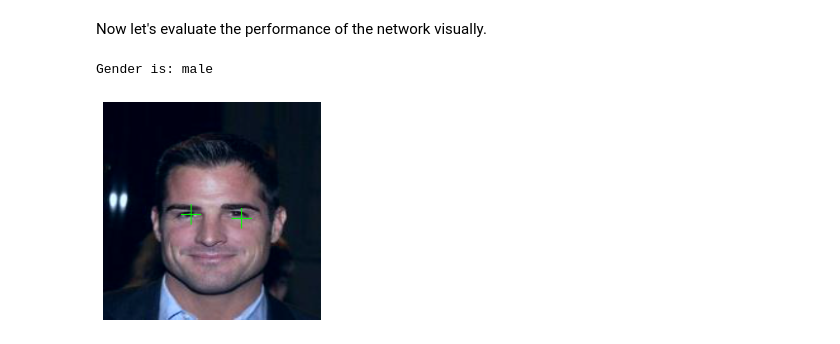
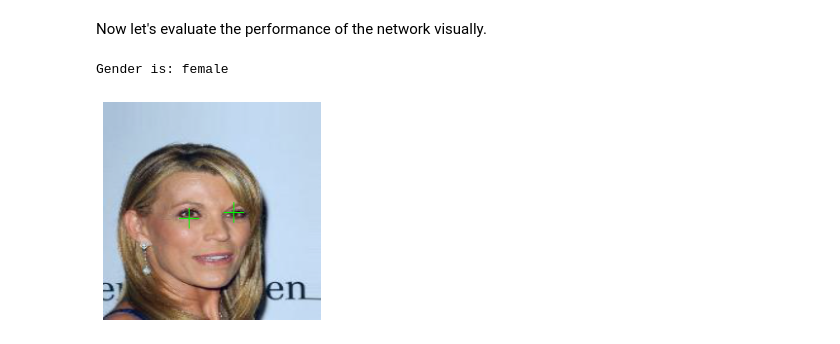
Before and after one commit to GRAAL-Research/poutyne, a Jupyter notebook: examples/classification_and_regression.ipynb, the cells around one changed output. Saved outputs shown, nothing was run; the diff lists cells and outputs as text; code cells hidden in the pictures.

```diff
--- a/examples/classification_and_regression.ipynb
+++ b/examples/classification_and_regression.ipynb
@@ -159,8 +151,10 @@ Regarding the complexity of the problem and the number of training/valid samples
 # %%
-train_subset = Subset(train_dataset, np.arange(1,75000))
-valid_subset = Subset(valid_dataset, np.arange(1,1000))
-train_dataloader = DataLoader(train_subset, batch_size=batch_size, shuffle=False)
+train_subset = Subset(train_dataset, np.arange(1,50000))
+valid_subset = Subset(valid_dataset, np.arange(1,2000))
+test_subset = Subset(test_dataset, np.arange(1,1000))
+train_dataloader = DataLoader(train_subset, batch_size=batch_size, shuffle=True)
 valid_dataloader = DataLoader(valid_subset, batch_size=batch_size, shuffle=False)
+test_dataloader = DataLoader(test_subset, batch_size=batch_size, shuffle=False)
 # %% [markdown]
 Here, we can see an example from the training dataset. It shows an image of a person, printing the gender and also showing the location of the eyes. It is worth mentioning that as we resize the image, the coordinates of the eyes should also be changed with same ratio.
 # %%
@@ -214,4 +208,4 @@ class ClassifierLocalizer(nn.Module):
         coords = x[:, self.num_classes:]     # coordinates
         return scores, torch.sigmoid(coords)   # sigmoid output is in the range of [0, 1]
 # %%
-network = ClassifierLocalizer(model_name='resnet34')
+network = ClassifierLocalizer(model_name='resnet18')
@@ -243,5 +236,5 @@ class ClassificationRegressionLoss(nn.Module):
 optimizer = optim.SGD(network.parameters(), lr=learning_rate, weight_decay=0.001)
 loss_function = ClassificationRegressionLoss(W)
 exp = Experiment('./saves/two_task_example', network, optimizer=optimizer, loss_function=loss_function, device="all")
-exp.train(valid_dataloader, valid_dataloader, epochs=num_epochs)
+exp.train(train_dataloader, valid_dataloader, epochs=num_epochs)
 # %% [output]
@@ -286,5 +274,5 @@ As you have also noticed from the training logs, in this try we achieved the bes
 # %%
 exp.load_checkpoint('best')
 model = exp.model
-loss, predictions, ground_truth = model.evaluate_generator(valid_dataloader, return_pred=True, return_ground_truth=True)
+loss, predictions, ground_truth = model.evaluate_generator(test_dataloader, return_pred=True, return_ground_truth=True)
 # %% [output]
@@ -336,24 +313,24 @@ Test steps: 624 85.35s test_loss: 1.549294
 # %% [markdown]
 Now let's evaluate the performance of the network visually.
 # %%
-sample_number = 285
-image = valid_dataset[sample_number][0]
+sample_number = 123
+image = test_subset[sample_number][0]
 image = image.permute(1,2,0).detach().numpy()
 image_rgb = cv2.cvtColor(np.float32(image), cv2.COLOR_BGR2RGB)
 image_rgb = image_rgb * imagenet_std + imagenet_mean
-gender = 'male' if np.argmax(predictions[0][sample_number])==0 else 'female'
+gender = 'male' if np.argmax(predictions[0][sample_number])==1 else 'female'
 print('Gender is:', gender)
 (x_L, y_L) = predictions[1][sample_number][0:2]*image_size
 (x_R, y_R) = predictions[1][sample_number][2:4]*image_size
 x_L, x_R = int(x_L), int(x_R)
 y_L, y_R = int(y_L), int(y_R)
 image_rgb = cv2.drawMarker(image_rgb, (x_L,y_L), (0,255,0))
 image_rgb = cv2.drawMarker(image_rgb, (x_R,y_R), (0,255,0))
 image_rgb = cv2.cvtColor(np.float32(image_rgb), cv2.COLOR_BGR2RGB)
 image_rgb = np.clip(image_rgb , 0, 1)
 plt.imshow(image_rgb)
 plt.axis('off')
 plt.show()
 # %% [output]
-Gender is: male
+Gender is: female
-[figure, old version]
+[figure, new version]
```
Also changed, not shown: parts of 12 cells of this notebook.
